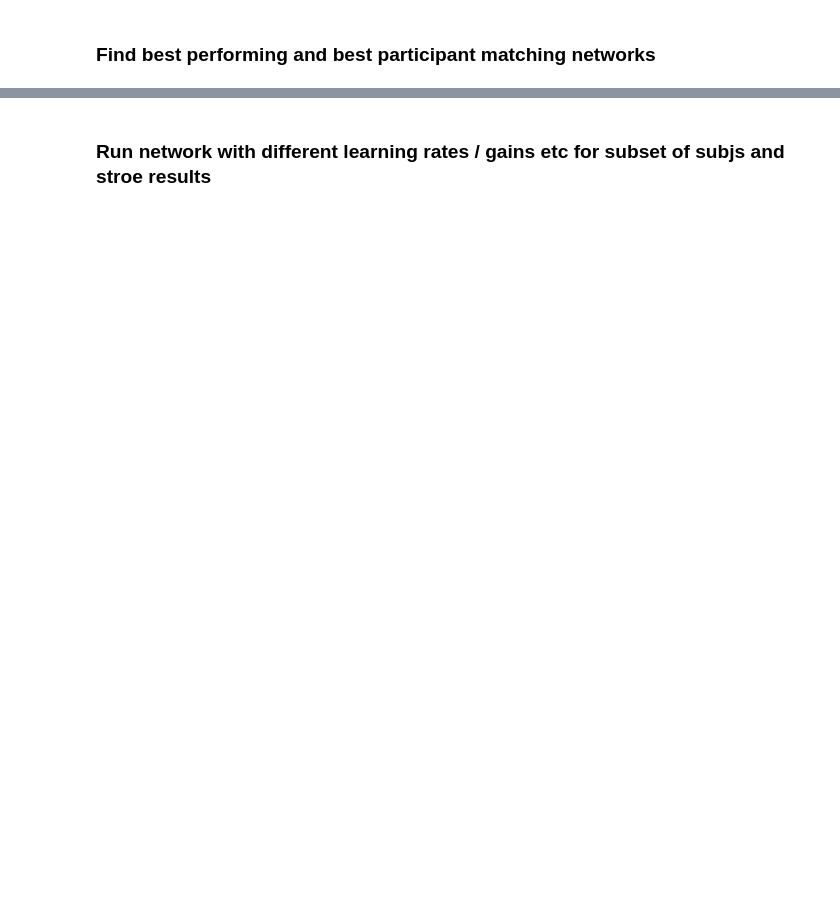
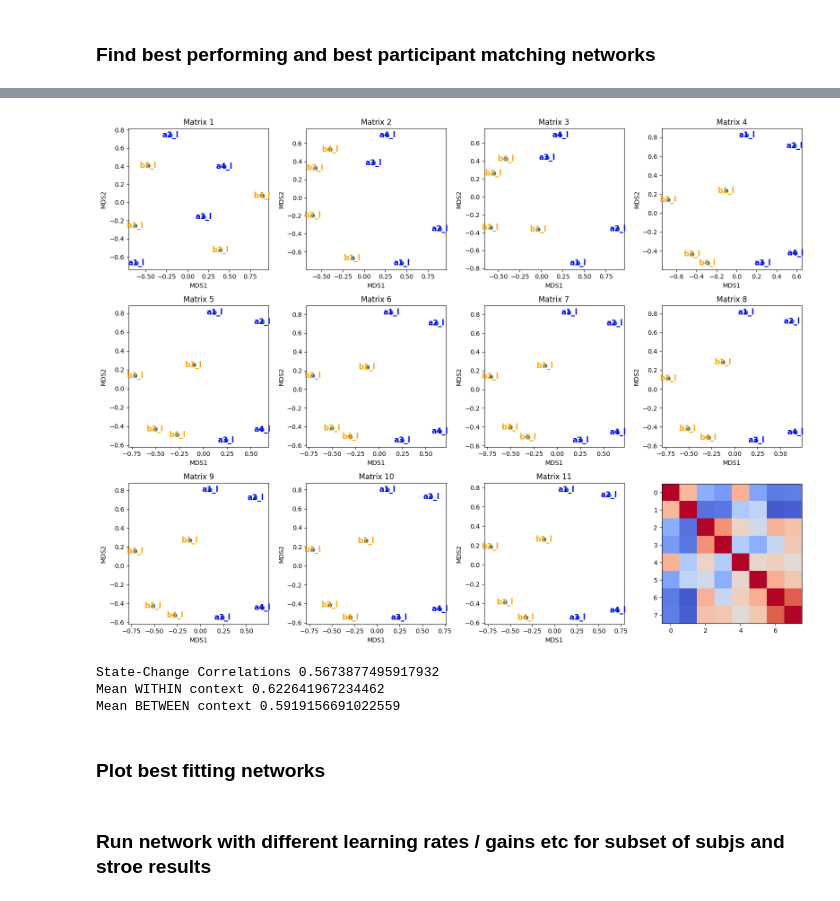
Before and after one commit to theoschaefer/orthoreplay, a Jupyter notebook: nico_models/nico_network_notebook.ipynb, the cells around one changed output, grey strips where cells are left out. Drawn from its saved outputs; the diff is of its cells as text; code cells hidden in the pictures; blank space fills up the shorter version.

```diff
--- a/nico_models/nico_network_notebook.ipynb
+++ b/nico_models/nico_network_notebook.ipynb
@@ -411,0 +514,69 @@ sum_prob = np.nansum(prob_array[:, :, :, :, 1:n_trials], axis=(4))  # Shape: (le
+# %%
+fig, axes = plt.subplots(3, 4, figsize=(16, 12))
+axes = axes.flatten()
+colors = ['blue'] * 4 + ['orange'] * 4
+netreps = passive_rnn_last_outs_array
+
+for cblock in np.arange(0, n_blocks):
+    ctrials = np.arange(cblock*42, (cblock+1)*42)
+    #cpasstrials = np.where(np.isin(passive_idx, ctrialall))
+    for ct1, cstate1 in enumerate(all_states):
+        cstatevec = np.where(states == cstate1)[0]
+        cidx1 = cstatevec[np.isin(cstatevec, ctrials)]
+        cidx1 = np.where(np.isin(passive_idx, cidx1))[0]
+        A = np.nanmean(netreps[cidx1, :], axis = 0)
+        for ct2, cstate2 in enumerate(all_states):
+            cstatevec = np.where(states == cstate2)[0]
+            cidx2 = cstatevec[np.isin(cstatevec, ctrials)]
+            cidx2 = np.where(np.isin(passive_idx, cidx2))[0]
+            B = np.nanmean(netreps[cidx2, :], axis = 0)
+            state_corr_mat[ct1, ct2, cblock] = np.corrcoef(A, B)[0,1]
+    early_change = netreps[earlypre_sort_matrix[cblock,:], :] - netreps[earlypost_sort_matrix[cblock,:], :]
+    late_change = netreps[latepre_sort_matrix[cblock,:], :] - netreps[latepost_sort_matrix[cblock,:], :]
+    early_pre_corr_mat[:, :, cblock] = np.corrcoef(np.corrcoef(netreps[earlypre_sort_matrix[cblock,:], :]))
+    early_change_corr_mat[:, :, cblock] = np.corrcoef(early_change)
+    late_pre_corr_mat[:, :, cblock] = np.corrcoef(np.corrcoef(netreps[latepre_sort_matrix[cblock,:], :]))
+    late_change_corr_mat[:, :, cblock] = np.corrcoef(late_change)
+
+    dist = np.sqrt(2 * (1 - state_corr_mat[:, :, cblock]))
+
+    # Run MDS
+    mds = MDS(n_components=2, dissimilarity='precomputed', random_state=42)
+    coords = mds.fit_transform(dist)
+    # Plot
+    ax = axes[cblock]
+    ax.scatter(coords[:, 0], coords[:, 1])
+    for j in range(8):
+        ax.text(
+            coords[j, 0], coords[j, 1], all_states[j],
+            color=colors[j], fontsize=12, ha='center', va='center', fontweight='bold'
+        )
+    ax.set_title(f'Matrix {cblock+1}')
+    ax.set_xlabel('MDS1')
+    ax.set_ylabel('MDS2')
+
+plt.imshow(np.nanmean(state_corr_mat, axis = 2), cmap='coolwarm', vmin = 0, vmax = 1)
+
+plt.tight_layout()
+plt.show()
+
+mean_within = 0.5*(early_change_corr_mat[0, 1, :] + early_change_corr_mat[2, 3, :])#np.mean(np.stack([vals_12_34, vals_34_34], axis=0), axis=0)  # shape (11,)
+
+# Indices for (1,3), (1,4), (2,3), (2,4): [0,2], [0,3], [1,2], [1,3]
+v_13 = early_change_corr_mat[0, 2, :]
+v_14 = early_change_corr_mat[0, 3, :]
+v_23 = early_change_corr_mat[1, 2, :]
+v_24 = early_change_corr_mat[1, 3, :]
+mean_between = np.mean(np.stack([v_13, v_14, v_23, v_24], axis=0), axis=0)  # shape (11,)
+
+lower_indices = np.tril_indices(4, k = -1)  # Gets indices for 4x4 lower triangle
+correlations = [np.corrcoef(early_change_corr_mat[lower_indices][:, i], early_pre_corr_mat[lower_indices][:, i])[0, 1] for i in range(11)]
+
+print('State-Change Correlations', np.mean(correlations))
+print("Mean WITHIN context", np.mean(mean_within))
+print("Mean BETWEEN context", np.mean(mean_between))
+# %% [output]
+[figure, added]
+State-Change Correlations 0.5673877495917932
+Mean WITHIN context 0.622641967234462
+Mean BETWEEN context 0.5919156691022559
@@ -452,3 +655,5 @@ plt.title(f'net with alpha {learning_rates[max_indices[0]]} gain {rnn_gains[max_
+# %% [markdown]
+### Plot best fitting networks
 # %% [markdown]
 ### Run network with different learning rates / gains etc for subset of subjs and stroe results
 # %%
```
Also changed, not shown: parts of 21 cells of this notebook.
